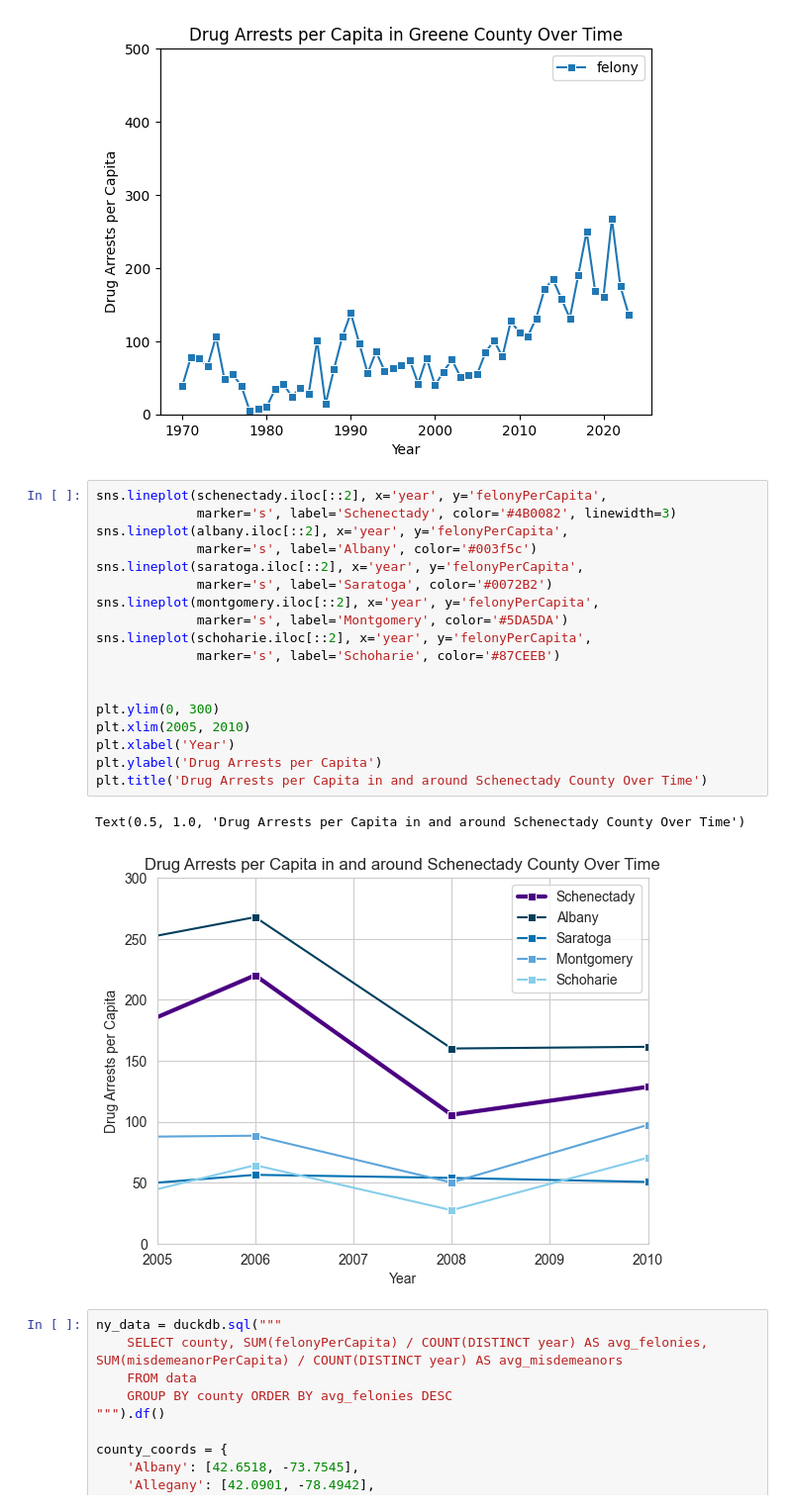
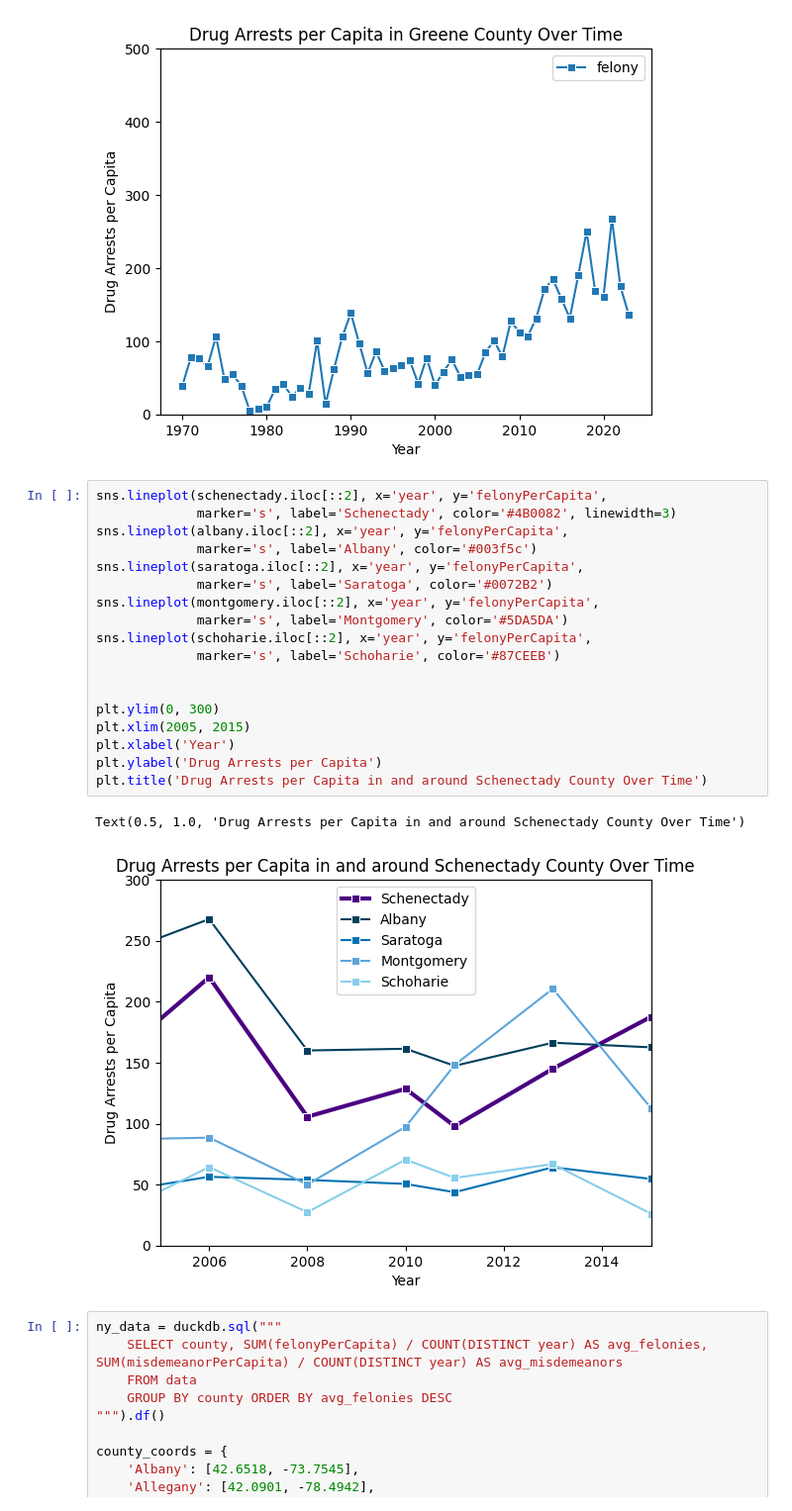
Before and after one commit to dorazzhang/cdj_crime, a Jupyter notebook: data.ipynb, the cells around one changed output. Shown at 99% size. Drawn from its saved outputs; the diff is of its cells as text.

Commit message:
fixed some titles/axis labeling and added png versions of all current plots into file 'figures'

```diff
--- a/data.ipynb
+++ b/data.ipynb
@@ -259,24 +236,24 @@ plt.show
 # %%
 sns.lineplot(schenectady.iloc[::2], x='year', y='felonyPerCapita',
              marker='s', label='Schenectady', color='#4B0082', linewidth=3)
 sns.lineplot(albany.iloc[::2], x='year', y='felonyPerCapita',
              marker='s', label='Albany', color='#003f5c')
 sns.lineplot(saratoga.iloc[::2], x='year', y='felonyPerCapita',
              marker='s', label='Saratoga', color='#0072B2')
 sns.lineplot(montgomery.iloc[::2], x='year', y='felonyPerCapita',
              marker='s', label='Montgomery', color='#5DA5DA')
 sns.lineplot(schoharie.iloc[::2], x='year', y='felonyPerCapita',
              marker='s', label='Schoharie', color='#87CEEB')
 
 
 plt.ylim(0, 300)
-plt.xlim(2005, 2010)
+plt.xlim(2005, 2015)
 plt.xlabel('Year')
 plt.ylabel('Drug Arrests per Capita')
 plt.title('Drug Arrests per Capita in and around Schenectady County Over Time')
 # %% [output]
 Text(0.5, 1.0, 'Drug Arrests per Capita in and around Schenectady County Over Time')
-[figure, old version]
+[figure, new version]
 # %%
 ny_data = duckdb.sql("""
     SELECT county, SUM(felonyPerCapita) / COUNT(DISTINCT year) AS avg_felonies, SUM(misdemeanorPerCapita) / COUNT(DISTINCT year) AS avg_misdemeanors
```
Also changed, not shown: parts of 11 cells of this notebook, 8 other files.
